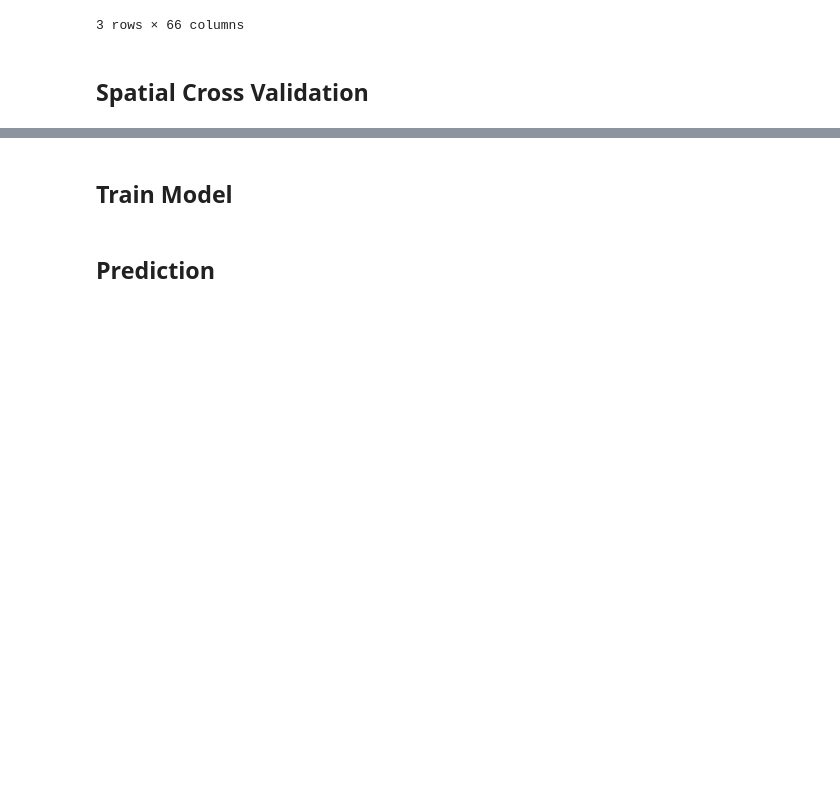
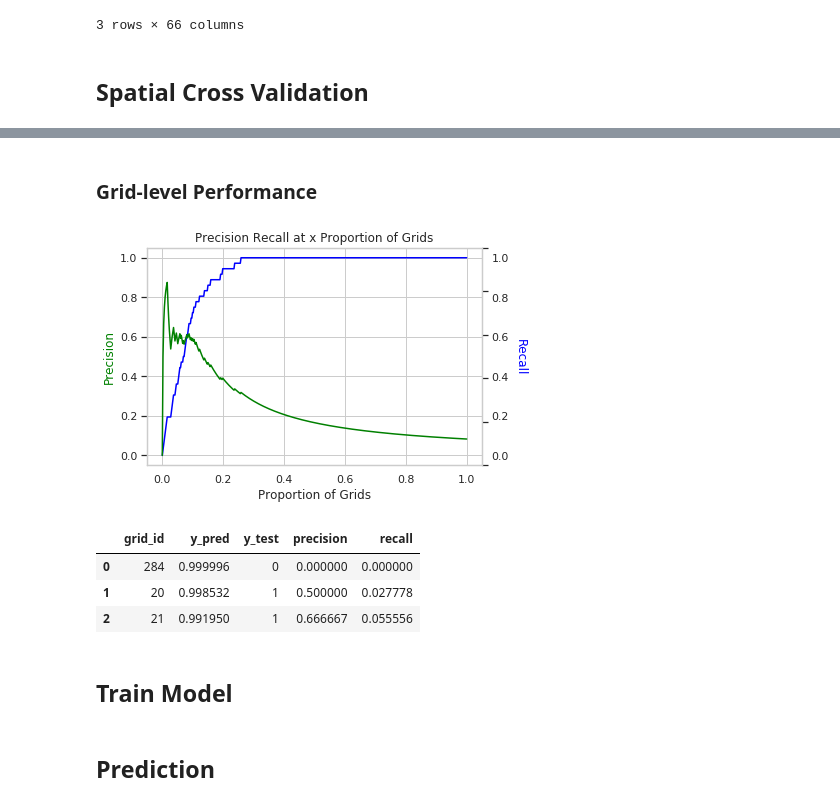
Before and after one commit to thinkingmachines/geoai-immap, a Jupyter notebook: notebooks/02_Model_Training.ipynb, the cells around one changed output, grey strips where cells are left out. Drawn from its saved outputs; the diff is of its cells as text; code cells hidden in the pictures; blank space fills up the shorter version.

```diff
--- a/notebooks/02_Model_Training.ipynb
+++ b/notebooks/02_Model_Training.ipynb
@@ -159,3 +155,15 @@ plt.show()
+# %% [markdown]
+### Grid-level Performance
+# %%
+results_grid = model_utils.get_grid_level_results(results)
+results_grid = model_utils.calculate_precision_recall(results_grid)
+results_grid.head(3)
+# %% [output]
+[figure, added]
+|  | grid_id | y_pred | y_test | precision | recall |
+| 0 | 284 | 0.999996 | 0 | 0.000000 | 0.000000 |
+| 1 | 20 | 0.998532 | 1 | 0.500000 | 0.027778 |
+| 2 | 21 | 0.991950 | 1 | 0.666667 | 0.055556 |
 # %% [markdown]
 ## Train Model
 # %%
```
Also changed, not shown: parts of 10 cells of this notebook, 2 other files.
